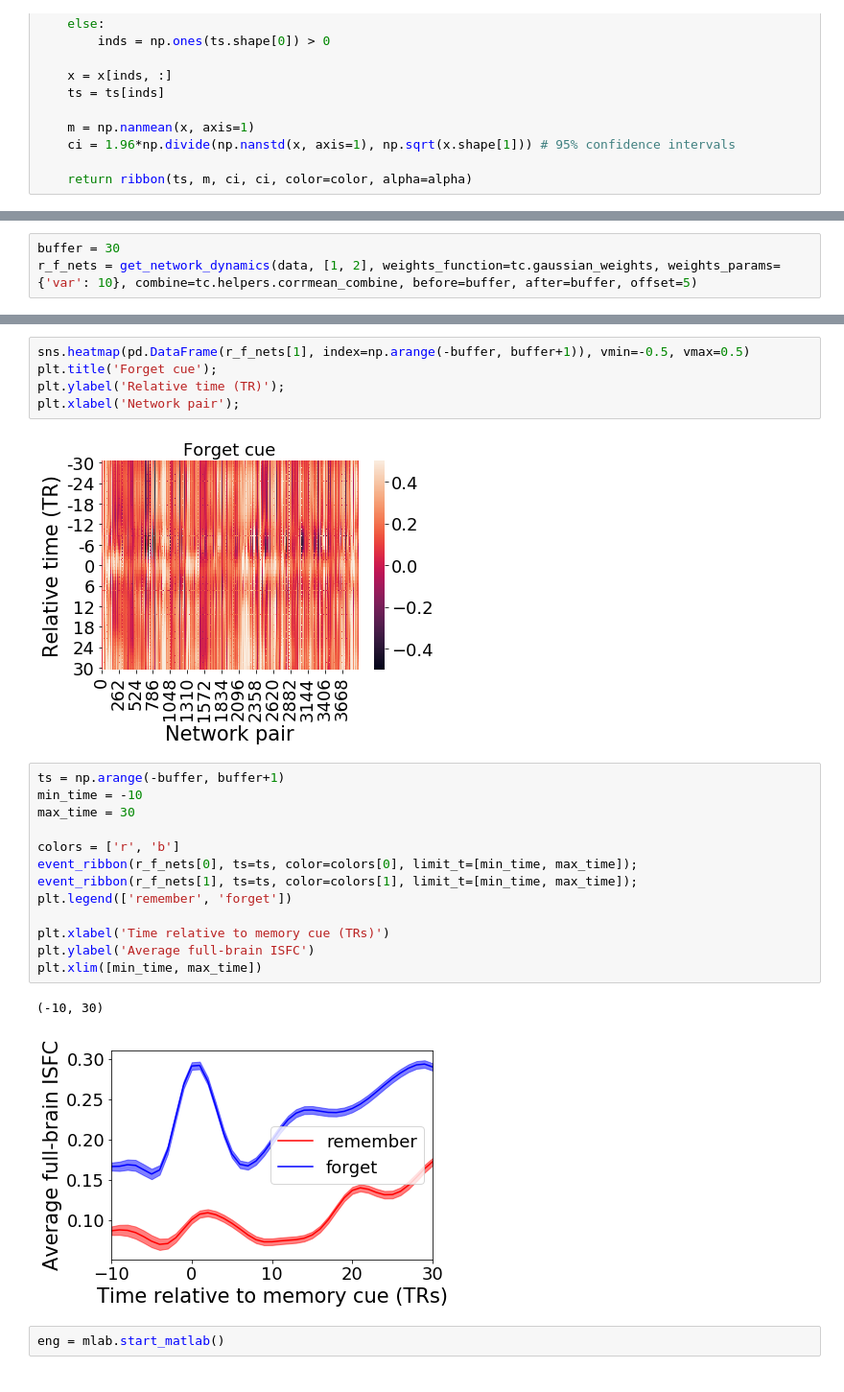
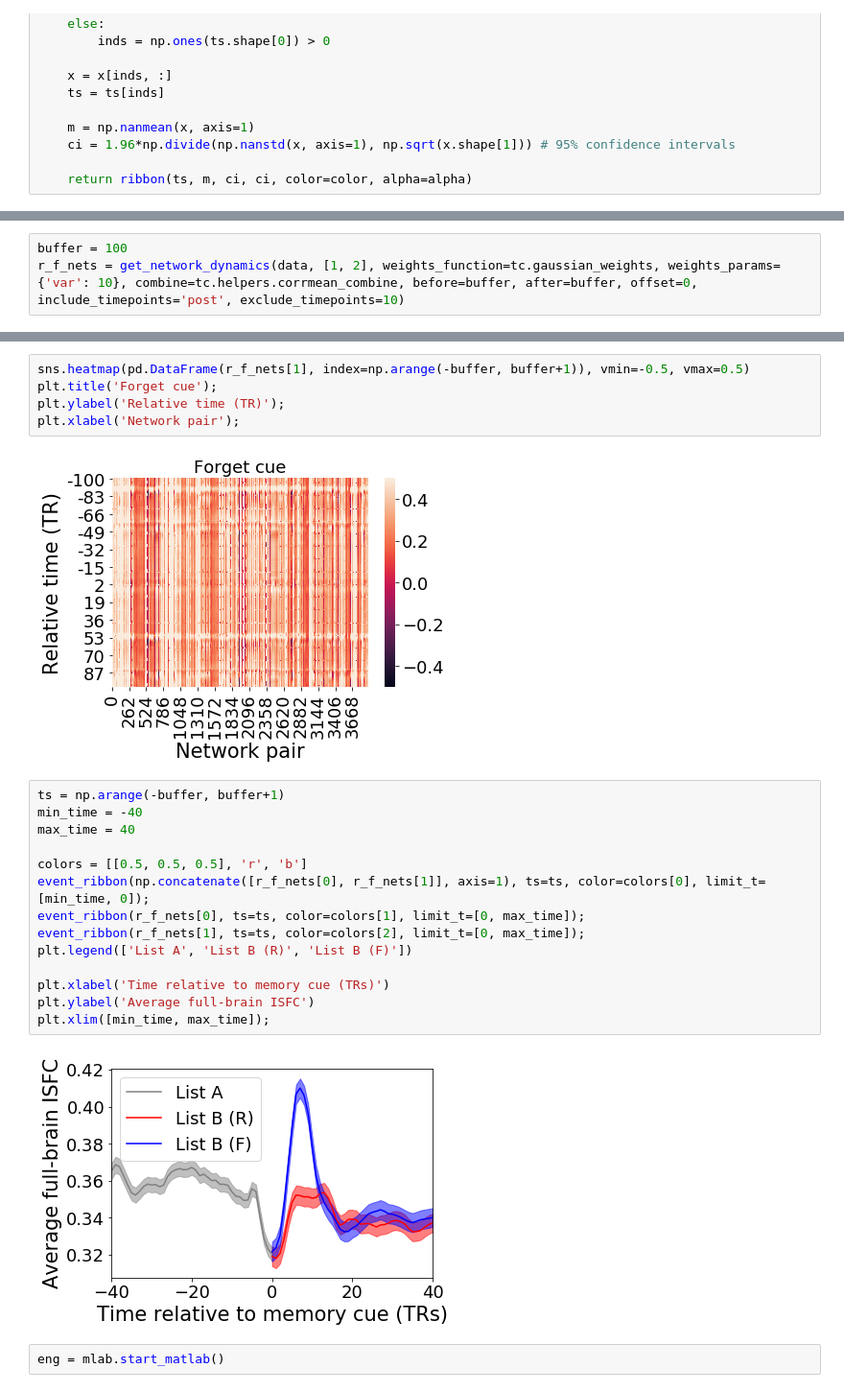
Before and after one commit to ContextLab/directed-forgetting-network-dynamics, a Jupyter notebook: code/network_analyses.ipynb, the cells around one changed output, grey strips where cells are left out. Shown at 96% size. Drawn from its saved outputs; the diff is of its cells as text.

```diff
--- a/code/network_analyses.ipynb
+++ b/code/network_analyses.ipynb
@@ -282,6 +224,6 @@ sns.heatmap(toeplitz(np.arange(5) < 5/2)) #not quite right for boxcar...
 # %%
-buffer = 30
-r_f_nets = get_network_dynamics(data, [1, 2], weights_function=tc.gaussian_weights, weights_params={'var': 10}, combine=tc.helpers.corrmean_combine, before=buffer, after=buffer, offset=5)
+buffer = 100
+r_f_nets = get_network_dynamics(data, [1, 2], weights_function=tc.gaussian_weights, weights_params={'var': 10}, combine=tc.helpers.corrmean_combine, before=buffer, after=buffer, offset=0, include_timepoints='post', exclude_timepoints=10)
 # %%
 sns.heatmap(pd.DataFrame(r_f_nets[0], index=np.arange(-buffer, buffer+1)), vmin=-0.5, vmax=0.5)
 plt.title('Remember cue');
@@ -295,23 +237,23 @@ plt.title('Forget cue');
 plt.ylabel('Relative time (TR)');
 plt.xlabel('Network pair');
 # %% [output]
-[figure, old version]
+[figure, new version]
 # %%
 ts = np.arange(-buffer, buffer+1)
-min_time = -10
-max_time = 30
+min_time = -40
+max_time = 40
 
-colors = ['r', 'b']
-event_ribbon(r_f_nets[0], ts=ts, color=colors[0], limit_t=[min_time, max_time]);
-event_ribbon(r_f_nets[1], ts=ts, color=colors[1], limit_t=[min_time, max_time]);
-plt.legend(['remember', 'forget'])
+colors = [[0.5, 0.5, 0.5], 'r', 'b']
+event_ribbon(np.concatenate([r_f_nets[0], r_f_nets[1]], axis=1), ts=ts, color=colors[0], limit_t=[min_time, 0]);
+event_ribbon(r_f_nets[0], ts=ts, color=colors[1], limit_t=[0, max_time]);
+event_ribbon(r_f_nets[1], ts=ts, color=colors[2], limit_t=[0, max_time]);
+plt.legend(['List A', 'List B (R)', 'List B (F)'])
 
 plt.xlabel('Time relative to memory cue (TRs)')
 plt.ylabel('Average full-brain ISFC')
-plt.xlim([min_time, max_time])
+plt.xlim([min_time, max_time]);
 # %% [output]
-(-10, 30)
-[figure, old version]
+[figure, new version]
 # %%
 eng = mlab.start_matlab()
 # %%
```
Also changed, not shown: parts of 11 cells of this notebook.
